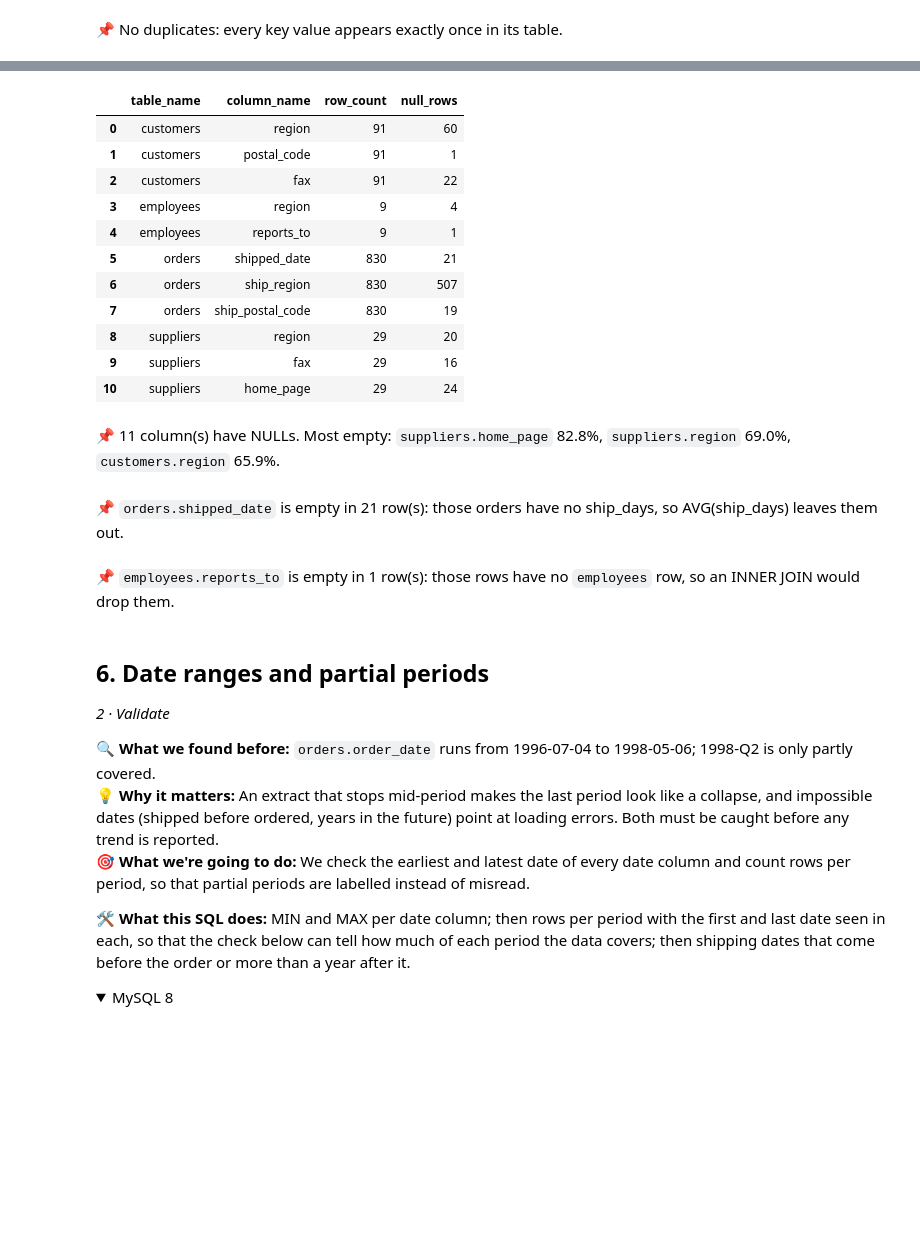
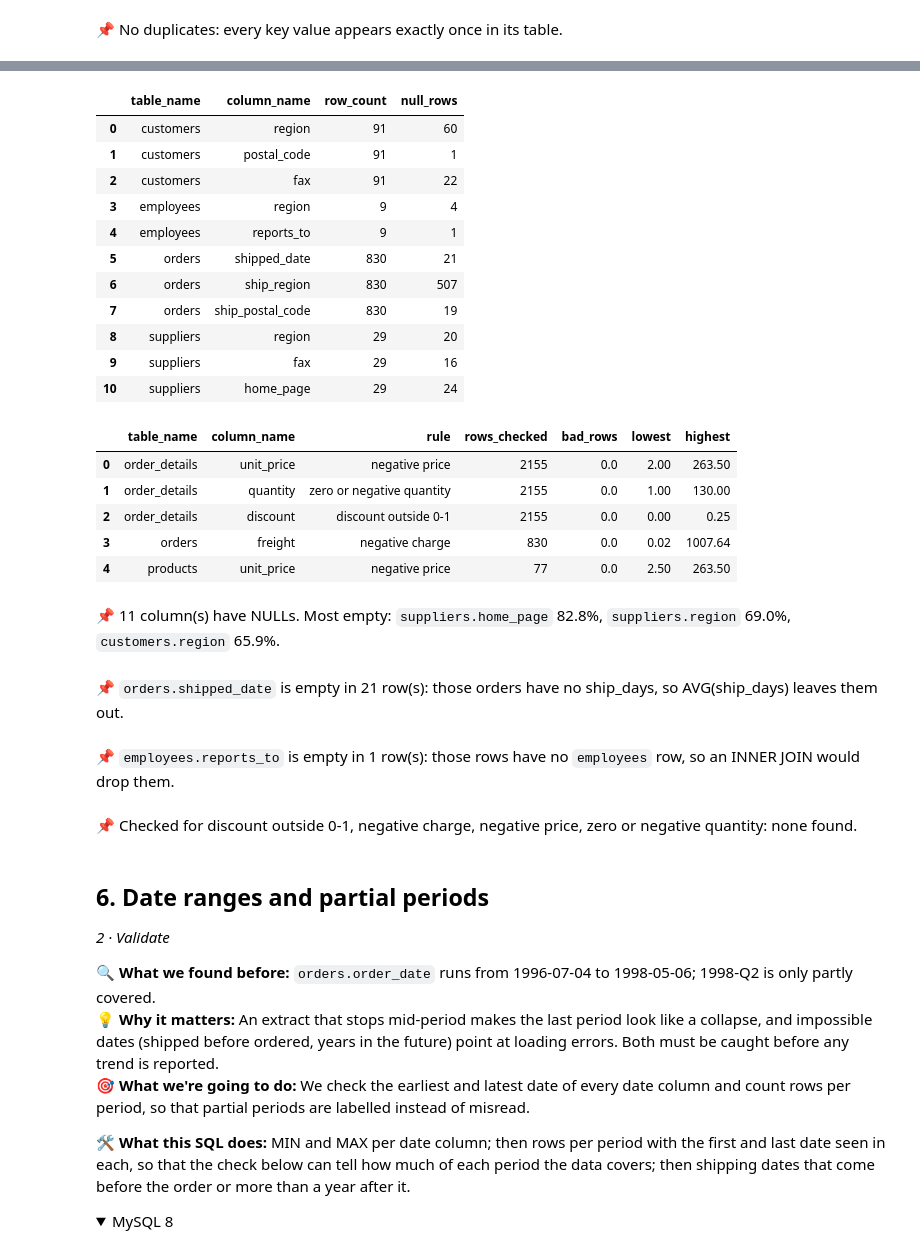
Before and after one commit to joelraj18/autosql, a Jupyter notebook: examples/northwind/Northwind_sales_analysis.ipynb, the cells around one changed output, grey strips where cells are left out. Cells and saved outputs as stored; diff of their text form; code cells hidden in the pictures; folded sections open; blank space fills up the shorter version.

```diff
--- a/examples/northwind/Northwind_sales_analysis.ipynb
+++ b/examples/northwind/Northwind_sales_analysis.ipynb
@@ -1050,7 +1230,7 @@ SELECT 'order_details.order_id -> orders' AS relationship,
        MAX(children) AS max_children
 FROM   (SELECT p.order_id, COUNT(c.order_id) AS children
         FROM   orders p
-        LEFT   JOIN order_details c ON c.order_id = p.order_id
+        LEFT   JOIN order_details c ON p.order_id = c.order_id
         GROUP  BY p.order_id) per_parent
 UNION ALL
 SELECT 'order_details.product_id -> products' AS relationship,
@@ -1061,7 +1241,7 @@ SELECT 'order_details.product_id -> products' AS relationship,
        MAX(children) AS max_children
 FROM   (SELECT p.product_id, COUNT(c.product_id) AS children
         FROM   products p
-        LEFT   JOIN order_details c ON c.product_id = p.product_id
+        LEFT   JOIN order_details c ON p.product_id = c.product_id
         GROUP  BY p.product_id) per_parent
 UNION ALL
 SELECT 'orders.customer_id -> customers' AS relationship,
@@ -1072,7 +1252,7 @@ SELECT 'orders.customer_id -> customers' AS relationship,
        MAX(children) AS max_children
 FROM   (SELECT p.customer_id, COUNT(c.customer_id) AS children
         FROM   customers p
-        LEFT   JOIN orders c ON c.customer_id = p.customer_id
+        LEFT   JOIN orders c ON p.customer_id = c.customer_id
         GROUP  BY p.customer_id) per_parent
 UNION ALL
 SELECT 'orders.employee_id -> employees' AS relationship,
@@ -1083,7 +1263,7 @@ SELECT 'orders.employee_id -> employees' AS relationship,
        MAX(children) AS max_children
 FROM   (SELECT p.employee_id, COUNT(c.employee_id) AS children
         FROM   employees p
-        LEFT   JOIN orders c ON c.employee_id = p.employee_id
+        LEFT   JOIN orders c ON p.employee_id = c.employee_id
         GROUP  BY p.employee_id) per_parent
 UNION ALL
 SELECT 'products.supplier_id -> suppliers' AS relationship,
@@ -1094,7 +1274,7 @@ SELECT 'products.supplier_id -> suppliers' AS relationship,
        MAX(children) AS max_children
 FROM   (SELECT p.supplier_id, COUNT(c.supplier_id) AS children
         FROM   suppliers p
-        LEFT   JOIN products c ON c.supplier_id = p.supplier_id
+        LEFT   JOIN products c ON p.supplier_id = c.supplier_id
         GROUP  BY p.supplier_id) per_parent
 UNION ALL
 SELECT 'products.category_id -> categories' AS relationship,
@@ -1105,7 +1285,7 @@ SELECT 'products.category_id -> categories' AS relationship,
        MAX(children) AS max_children
 FROM   (SELECT p.category_id, COUNT(c.category_id) AS children
         FROM   categories p
-        LEFT   JOIN products c ON c.category_id = p.category_id
+        LEFT   JOIN products c ON p.category_id = c.category_id
         GROUP  BY p.category_id) per_parent
 UNION ALL
 SELECT 'employees.reports_to -> employees' AS relationship,
@@ -1116,7 +1296,7 @@ SELECT 'employees.reports_to -> employees' AS relationship,
        MAX(children) AS max_children
 FROM   (SELECT p.employee_id, COUNT(c.reports_to) AS children
         FROM   employees p
-        LEFT   JOIN employees c ON c.reports_to = p.employee_id
+        LEFT   JOIN employees c ON p.employee_id = c.reports_to
         GROUP  BY p.employee_id) per_parent
 """)
 display(outputs['cardinality'].head(20))
@@ -1126,7 +1306,7 @@ outputs['fanout_1'] = sql(r"""
 SELECT (SELECT SUM(freight) FROM orders) AS total_counted_once,
        (SELECT SUM(o.freight)
         FROM   orders o
-        JOIN   order_details od ON od.order_id = o.order_id) AS total_after_join
+        JOIN   order_details od ON o.order_id = od.order_id) AS total_after_join
 """)
 display(outputs['fanout_1'].head(20))
 # Fan-out demo: `products.units_in_stock` before and after joining `order_details`
@@ -1135,7 +1315,7 @@ outputs['fanout_2'] = sql(r"""
 SELECT (SELECT SUM(units_in_stock) FROM products) AS total_counted_once,
        (SELECT SUM(p.units_in_stock)
         FROM   products p
-        JOIN   order_details od ON od.product_id = p.product_id) AS total_after_join
+        JOIN   order_details od ON p.product_id = od.product_id) AS total_after_join
 """)
 display(outputs['fanout_2'].head(20))
 result = list(outputs.values())[-1] if outputs else pd.DataFrame()
@@ -1566,41 +1818,101 @@ UNION ALL
 SELECT 'suppliers' AS table_name, 'home_page' AS column_name, COUNT(*) AS row_count, COUNT(*) - COUNT(home_page) AS null_rows FROM suppliers
 """)
 display(outputs['nulls'].head(20))
+# Values that can't be right (negative prices, discounts out of range, …)
+outputs['impossible'] = sql(r"""
+SELECT 'order_details' AS table_name, 'unit_price' AS column_name, 'negative price' AS rule,
+       COUNT(unit_price) AS rows_checked,
+       SUM(CASE WHEN unit_price < 0 THEN 1 ELSE 0 END) AS bad_rows,
+       MIN(unit_price) AS lowest,
+       MAX(unit_price) AS highest
+FROM   order_details
+UNION ALL
+SELECT 'order_details' AS table_name, 'quantity' AS column_name, 'zero or negative quantity' AS rule,
+       COUNT(quantity) AS rows_checked,
+       SUM(CASE WHEN quantity <= 0 THEN 1 ELSE 0 END) AS bad_rows,
+       MIN(quantity) AS lowest,
+       MAX(quantity) AS highest
+FROM   order_details
+UNION ALL
+SELECT 'order_details' AS table_name, 'discount' AS column_name, 'discount outside 0-1' AS rule,
+       COUNT(discount) AS rows_checked,
+       SUM(CASE WHEN (discount < 0 OR discount > 1) THEN 1 ELSE 0 END) AS bad_rows,
+       MIN(discount) AS lowest,
+       MAX(discount) AS highest
+FROM   order_details
+UNION ALL
+SELECT 'orders' AS table_name, 'freight' AS column_name, 'negative charge' AS rule,
+       COUNT(freight) AS rows_checked,
+       SUM(CASE WHEN freight < 0 THEN 1 ELSE 0 END) AS bad_rows,
+       MIN(freight) AS lowest,
+       MAX(freight) AS highest
+FROM   orders
+UNION ALL
+SELECT 'products' AS table_name, 'unit_price' AS column_name, 'negative price' AS rule,
+       COUNT(unit_price) AS rows_checked,
+       SUM(CASE WHEN unit_price < 0 THEN 1 ELSE 0 END) AS bad_rows,
+       MIN(unit_price) AS lowest,
+       MAX(unit_price) AS highest
+FROM   products
+""")
+display(outputs['impossible'].head(20))
 result = list(outputs.values())[-1] if outputs else pd.DataFrame()
 # 📌 What we found
-nulls = result.assign(null_pct=100 * result["null_rows"] / result["row_count"].clip(lower=1))
+nulls = outputs["nulls"]
+nulls = nulls.assign(null_pct=100 * nulls["null_rows"] / nulls["row_count"].clip(lower=1))
 gappy = nulls[nulls["null_rows"] > 0].sort_values("null_pct", ascending=False)
 metrics["nulls"] = {f"{r.table_name}.{r.column_name}": round(float(r.null_pct), 1) for r in gappy.itertuples()}
 if gappy.empty:
     note("No NULLs anywhere: every column is filled in every row.")
 else:
     top = gappy.head(12).iloc[::-1]
     plt.figure(figsize=(8, max(2.5, 0.35 * len(top))))
     plt.barh(top["table_name"] + "." + top["column_name"], top["null_pct"], color=C_SERIES, height=0.6)
     plt.xlabel("% of rows empty"); plt.title("Columns with NULLs")
     plt.tight_layout(); plt.show()
     note(f"{len(gappy)} column(s) have NULLs. Most empty: " + ", ".join(
         f"`{r.table_name}.{r.column_name}` {r.null_pct:.1f}%" for r in gappy.head(3).itertuples()) + ".")
 for table, col, meaning in [('orders', 'shipped_date', 'those orders have no ship_days, so AVG(ship_days) leaves them out.'), ('employees', 'reports_to', 'those rows have no `employees` row, so an INNER JOIN would drop them.')]:
     row = nulls[(nulls["table_name"] == table) & (nulls["column_name"] == col)]
     if len(row) and int(row["null_rows"].iloc[0]):
         note(f"`{table}.{col}` is empty in {int(row['null_rows'].iloc[0]):,} row(s): {meaning}")
+if "impossible" in outputs:
+    checked = outputs["impossible"]
+    bad = checked[checked["bad_rows"].fillna(0) > 0]
+    severe = ['discount outside 0-1', 'negative charge', 'negative price']                                  # rules no real sale can break; the others may be returns
+    metrics["impossible"] = {f"{r.table_name}.{r.column_name}": {"rule": r.rule, "rows": int(r.bad_rows)} for r in bad.itertuples()}
+    metrics["impossible_values"] = int(bad.loc[bad["rule"].isin(severe), "bad_rows"].sum())
+    metrics["questionable_values"] = int(bad.loc[~bad["rule"].isin(severe), "bad_rows"].sum())
+    if bad.empty:
+        note("Checked for " + ", ".join(sorted(set(checked["rule"]))) + ": none found.")
+    for r in bad.itertuples():
+        note(f"`{r.table_name}.{r.column_name}`: {int(r.bad_rows):,} of {int(r.rows_checked):,} value(s) are a {r.rule} "
+             f"(from {r.lowest:g} to {r.highest:g}). "
+             + ("No real sale has one: fix them at the source; they count against the data-trust score." if r.rule in severe else
+                "These are usually returns or credits written as negative lines: they reduce revenue, so check that is intended."))
 # %% [output]
 |  | table_name | column_name | row_count | null_rows |
 | 0 | customers | region | 91 | 60 |
 | 1 | customers | postal_code | 91 | 1 |
 | 2 | customers | fax | 91 | 22 |
 | 3 | employees | region | 9 | 4 |
 | 4 | employees | reports_to | 9 | 1 |
 | 5 | orders | shipped_date | 830 | 21 |
 | 6 | orders | ship_region | 830 | 507 |
 | 7 | orders | ship_postal_code | 830 | 19 |
 | 8 | suppliers | region | 29 | 20 |
 | 9 | suppliers | fax | 29 | 16 |
 | 10 | suppliers | home_page | 29 | 24 |
+|  | table_name | column_name | rule | rows_checked | bad_rows | lowest | highest |
+| 0 | order_details | unit_price | negative price | 2155 | 0.0 | 2.00 | 263.50 |
+| 1 | order_details | quantity | zero or negative quantity | 2155 | 0.0 | 1.00 | 130.00 |
+| 2 | order_details | discount | discount outside 0-1 | 2155 | 0.0 | 0.00 | 0.25 |
+| 3 | orders | freight | negative charge | 830 | 0.0 | 0.02 | 1007.64 |
+| 4 | products | unit_price | negative price | 77 | 0.0 | 2.50 | 263.50 |
 📌 11 column(s) have NULLs. Most empty: `suppliers.home_page` 82.8%, `suppliers.region` 69.0%, `customers.region` 65.9%.
 📌 `orders.shipped_date` is empty in 21 row(s): those orders have no ship_days, so AVG(ship_days) leaves them out.
 📌 `employees.reports_to` is empty in 1 row(s): those rows have no `employees` row, so an INNER JOIN would drop them.
+📌 Checked for discount outside 0-1, negative charge, negative price, zero or negative quantity: none found.
 # %% [markdown]
 ## 6. Date ranges and partial periods
 
```
Also changed, not shown: parts of 23 cells of this notebook, 9 other files.
